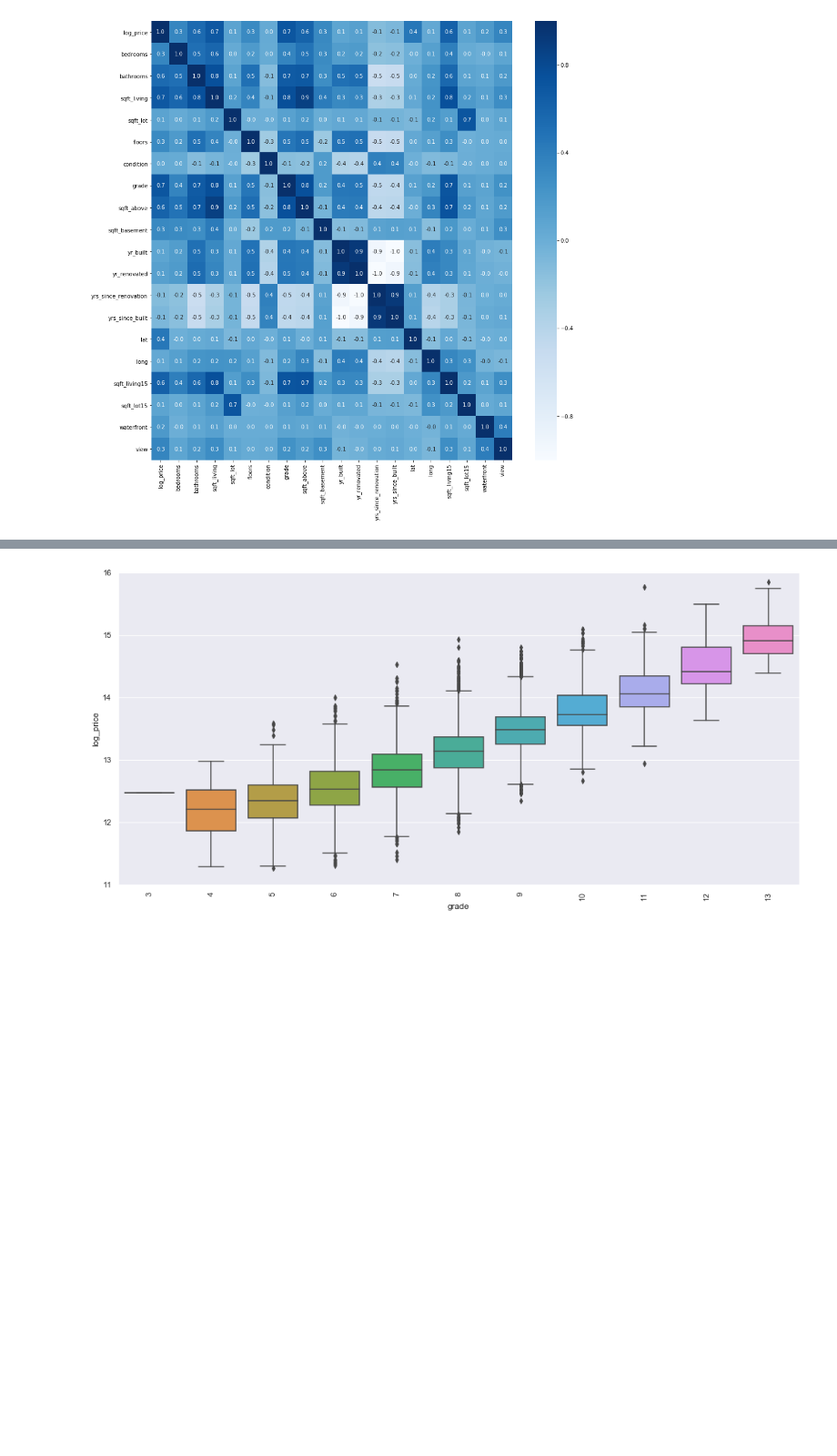
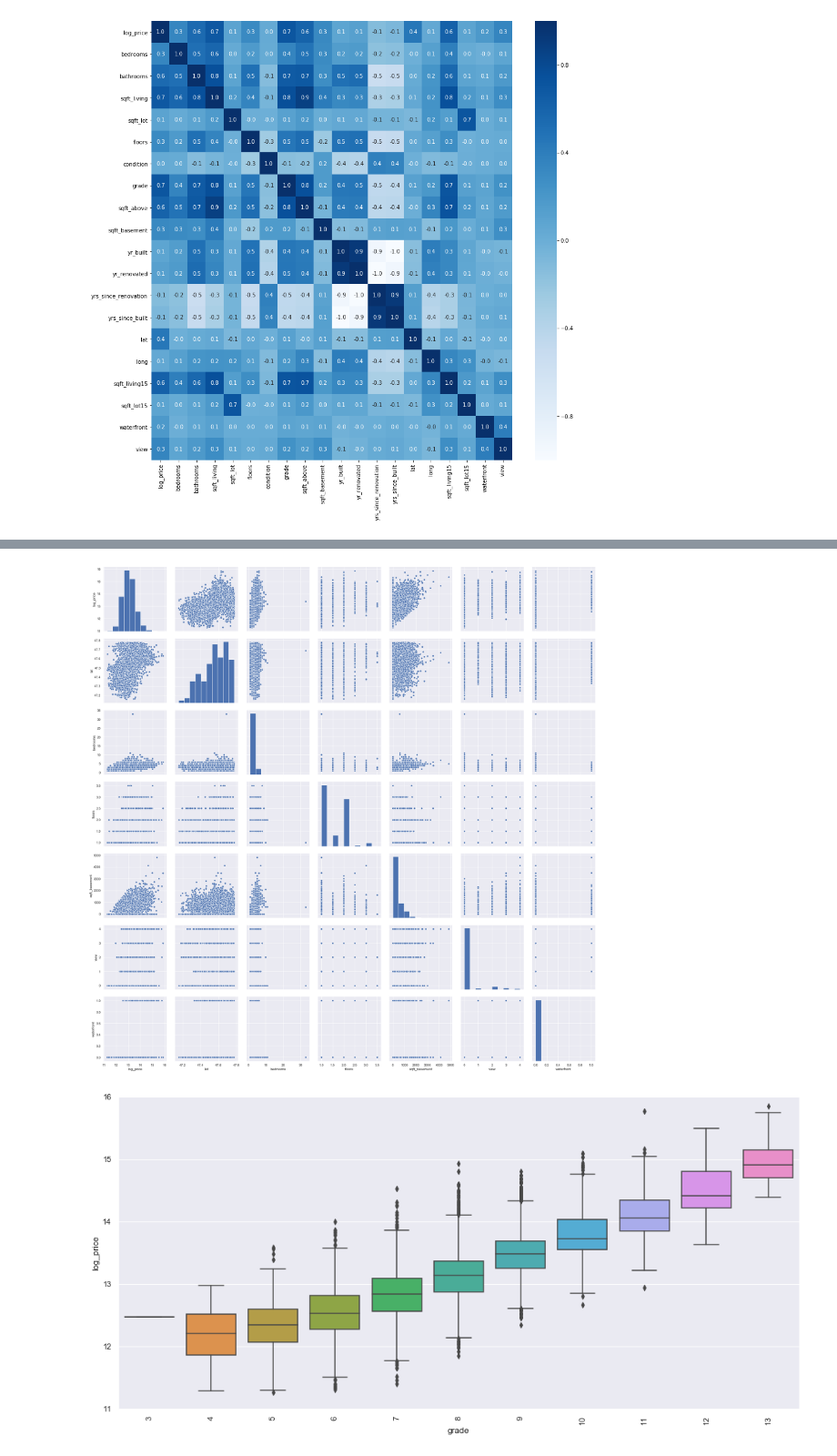
Before and after one commit to giorosati/dsc-1-final-project-online-ds-pt-100118, a Jupyter notebook: student_v2.ipynb, the cells around one changed output, grey strips where cells are left out. Shown at 91% size. Saved outputs shown, nothing was run; the diff lists cells and outputs as text; code cells hidden in the pictures; blank space fills up the shorter version.

```diff
--- a/student_v2.ipynb
+++ b/student_v2.ipynb
@@ -532 +566,13 @@ plt.show();
+# %%
+# all 6 of these factors show some degree of correlation to log_price when viewing the scatter plots.
+
+# Look for correlations between the next 6 factors using scatterplots
+
+sns.set()
+cols = ['log_price', 'lat', 'bedrooms', 'floors', 'sqft_basement', 'view', 'waterfront']
+sns.pairplot(df2[cols], height = 3.5)
+
+plt.show();
+# %% [output]
+[figure, added]
 # %%
```
Also changed, not shown: parts of 58 cells of this notebook.
